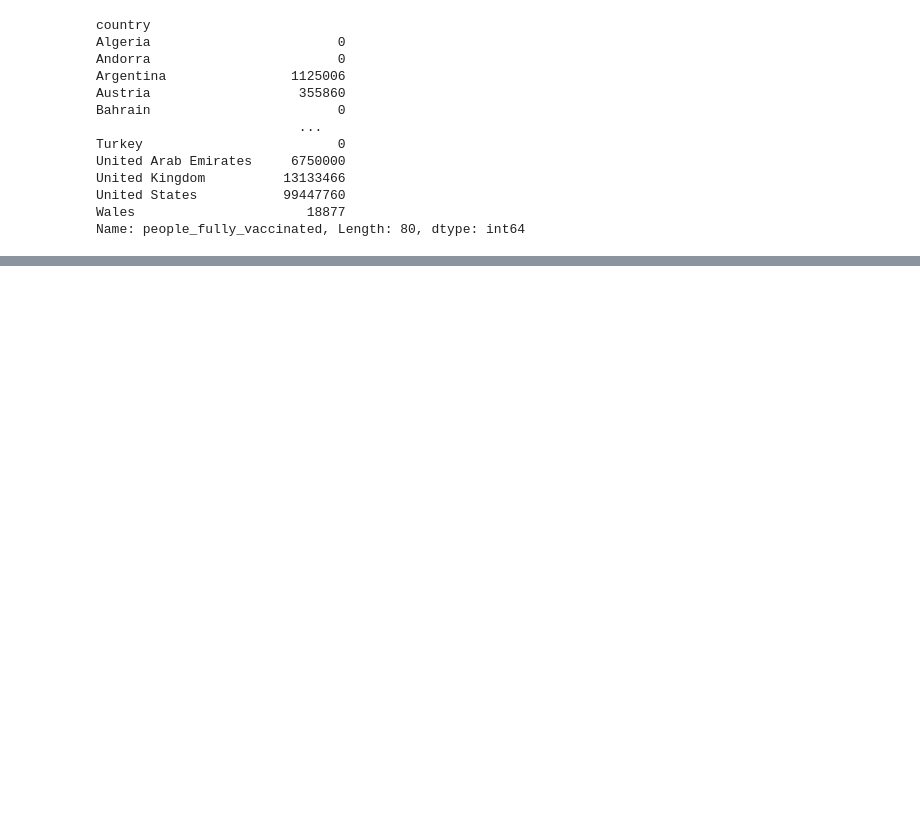
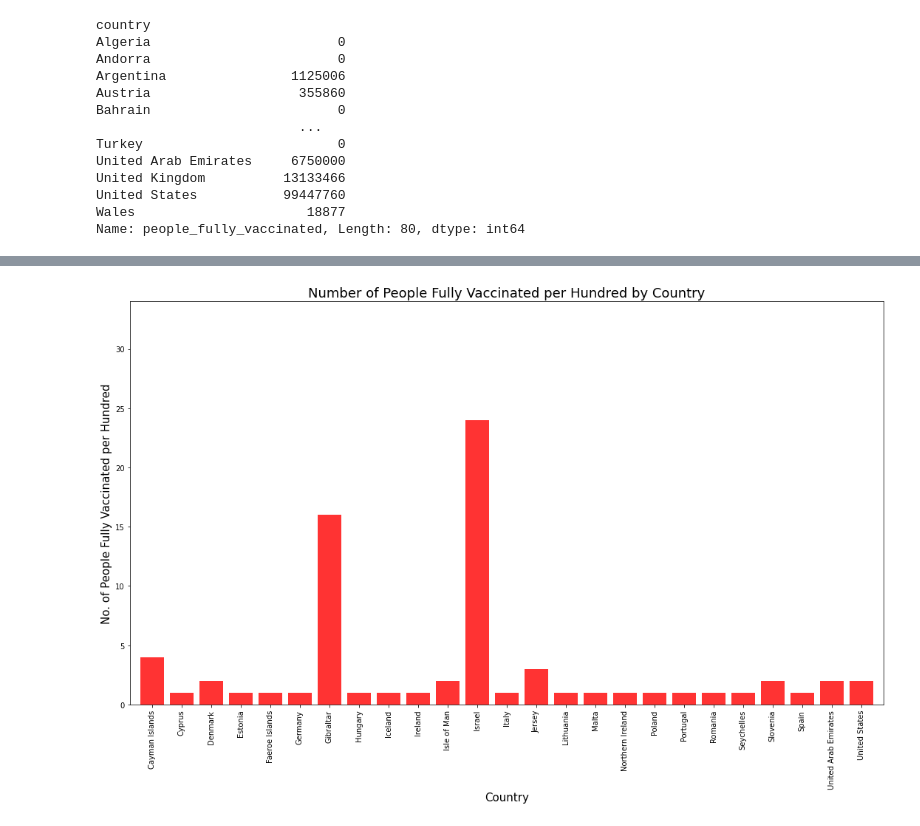
Before and after one commit to mcasiano1/Project-1, a Jupyter notebook: Final Data/final_analysis.ipynb, the cells around one changed output, grey strips where cells are left out. Cells and saved outputs as stored; diff of their text form; code cells hidden in the pictures; blank space fills up the shorter version.

```diff
--- a/Final Data/final_analysis.ipynb
+++ b/Final Data/final_analysis.ipynb
@@ -110,0 +131,10 @@ Name: people_fully_vaccinated, dtype: int64
+# %%
+#Create new DF that only contains country and people_fully_vaccinated_per_hundred columns and removes 0 from people_fully_vaccinated_per_hundred
+filtered_countries_hun=covid_df[["country","people_fully_vaccinated_per_hundred"]].copy()
+filtered_countries_hun=filtered_countries_hun[filtered_countries_hun["people_fully_vaccinated_per_hundred"] !=0]
+
+filtered_no_zero_hun=filtered_countries_hun.groupby(["country"])["people_fully_vaccinated_per_hundred"].max()
+#filtered_countries_hun["country"].unique()
+filtered_no_zero_hun
+#sort_df=pd.DataFrame(sort_hun)
+#sort_df["country"].unique()
@@ -110,0 +159,27 @@ Name: people_fully_vaccinated, dtype: int64
+# %%
+#Graph the results in a Bar Graph
+x_axis=np.arange(len(filtered_no_zero_hun))
+fig1, ax1 = plt.subplots(figsize=(15,10))
+plt.bar(x_axis, filtered_no_zero_hun, color='r', alpha=0.8, align='center' )
+
+
+#Set Data Frame column values as x-axis labels
+tick_loc=[value for value in x_axis]
+
+plt.xticks(tick_loc, ['Cayman Islands', 'Cyprus', 'Denmark', 'Estonia', 'Faeroe Islands',
+       'Germany', 'Gibraltar', 'Hungary', 'Iceland', 'Ireland',
+       'Isle of Man', 'Israel', 'Italy', 'Jersey', 'Lithuania', 'Malta',
+       'Northern Ireland', 'Poland', 'Portugal', 'Romania', 'Seychelles',
+       'Slovenia', 'Spain', 'United Arab Emirates', 'United States'], rotation='vertical')
+
+plt.xlim(-0.75, len(x_axis)-0.25)
+
+plt.ylim(0, max(filtered_no_zero_hun)+10)
+#plt.ylim(0,120000000)
+
+plt.xlabel("Country", fontsize=15)
+plt.ylabel("No. of People Fully Vaccinated per Hundred", fontsize=15)
+plt.title("Number of People Fully Vaccinated per Hundred by Country", fontsize=18)
+plt.tight_layout()
+# %% [output]
+[figure, added]
```
Also changed, not shown: parts of 7 cells of this notebook.
